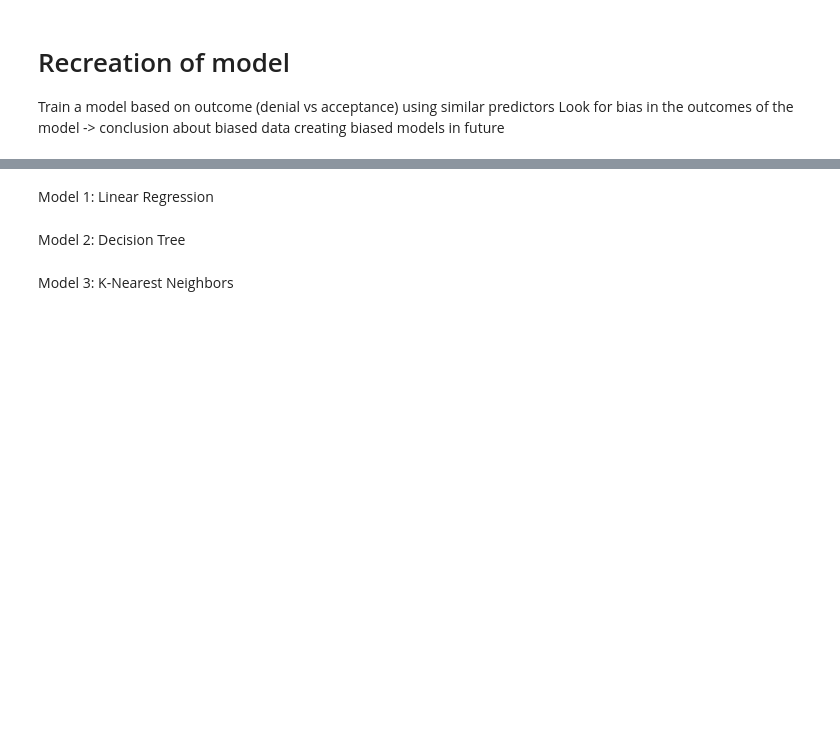
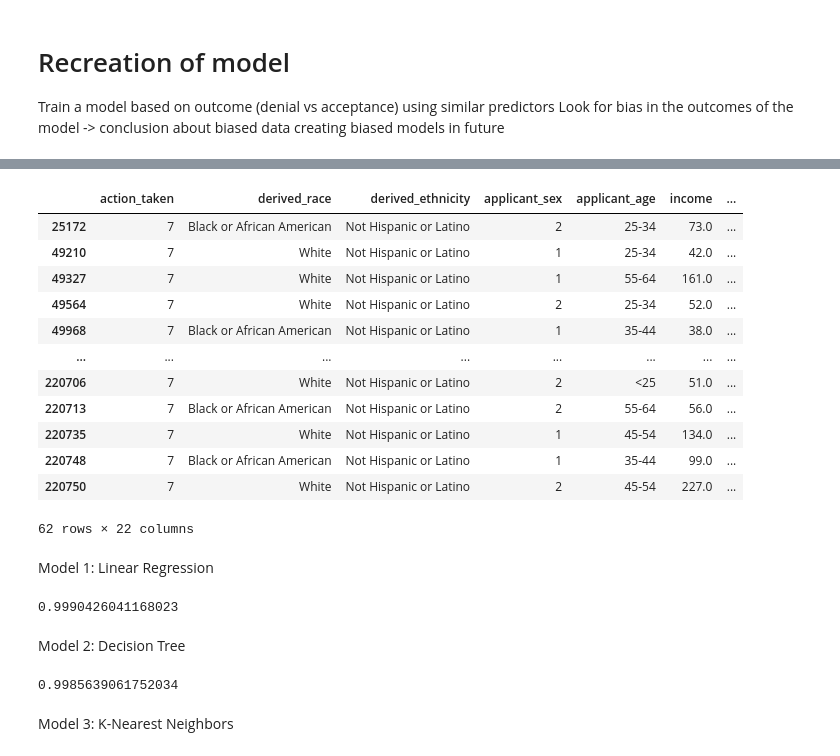
Before and after one commit to vzhang03/cmpu250-final-project, a Jupyter notebook: preliminary_report/preliminary_report.ipynb, the cells around one changed output, grey strips where cells are left out. Cells and saved outputs as stored; diff of their text form; code cells hidden in the pictures; blank space fills up the shorter version.

```diff
--- a/preliminary_report/preliminary_report.ipynb
+++ b/preliminary_report/preliminary_report.ipynb
@@ -400,2 +443,18 @@ y_train, y_test = train["binary_accepted"], test["binary_accepted"]
+# %%
+filtered_df[filtered_df['binary_accepted'] == False]
+# %% [output]
+|  | action_taken | derived_race | derived_ethnicity | applicant_sex | applicant_age | income | ... |
+| 25172 | 7 | Black or African American | Not Hispanic or Latino | 2 | 25-34 | 73.0 | ... |
+| 49210 | 7 | White | Not Hispanic or Latino | 1 | 25-34 | 42.0 | ... |
+| 49327 | 7 | White | Not Hispanic or Latino | 1 | 55-64 | 161.0 | ... |
+| 49564 | 7 | White | Not Hispanic or Latino | 2 | 25-34 | 52.0 | ... |
+| 49968 | 7 | Black or African American | Not Hispanic or Latino | 1 | 35-44 | 38.0 | ... |
+| ... | ... | ... | ... | ... | ... | ... | ... |
+| 220706 | 7 | White | Not Hispanic or Latino | 2 | <25 | 51.0 | ... |
+| 220713 | 7 | Black or African American | Not Hispanic or Latino | 2 | 55-64 | 56.0 | ... |
+| 220735 | 7 | White | Not Hispanic or Latino | 1 | 45-54 | 134.0 | ... |
+| 220748 | 7 | Black or African American | Not Hispanic or Latino | 1 | 35-44 | 99.0 | ... |
+| 220750 | 7 | White | Not Hispanic or Latino | 2 | 45-54 | 227.0 | ... |
+62 rows × 22 columns
 # %% [markdown]
 Model 1: Linear Regression
@@ -402,10 +464,11 @@ Model 1: Linear Regression
 # %%
-from sklearn import svm # SVM
-
 sv = svm.SVC()
 sv.fit(X_train, y_train)
 y_pred = sv.predict(X_test)
 acc_svm = metrics.accuracy_score(y_pred,y_test)
+print(acc_svm)
+# %% [output]
+0.9990426041168023
 # %% [markdown]
 Model 2: Decision Tree
 # %%
@@ -417,6 +480,9 @@ dt = DecisionTreeClassifier()
 dt.fit(X_train,y_train)
 y_pred = dt.predict(X_test)
 acc_dt = metrics.accuracy_score(y_pred,y_test)
+print(acc_dt)
+# %% [output]
+0.9985639061752034
 # %% [markdown]
 Model 3: K-Nearest Neighbors
 # %%
```
Also changed, not shown: parts of 19 cells of this notebook.
